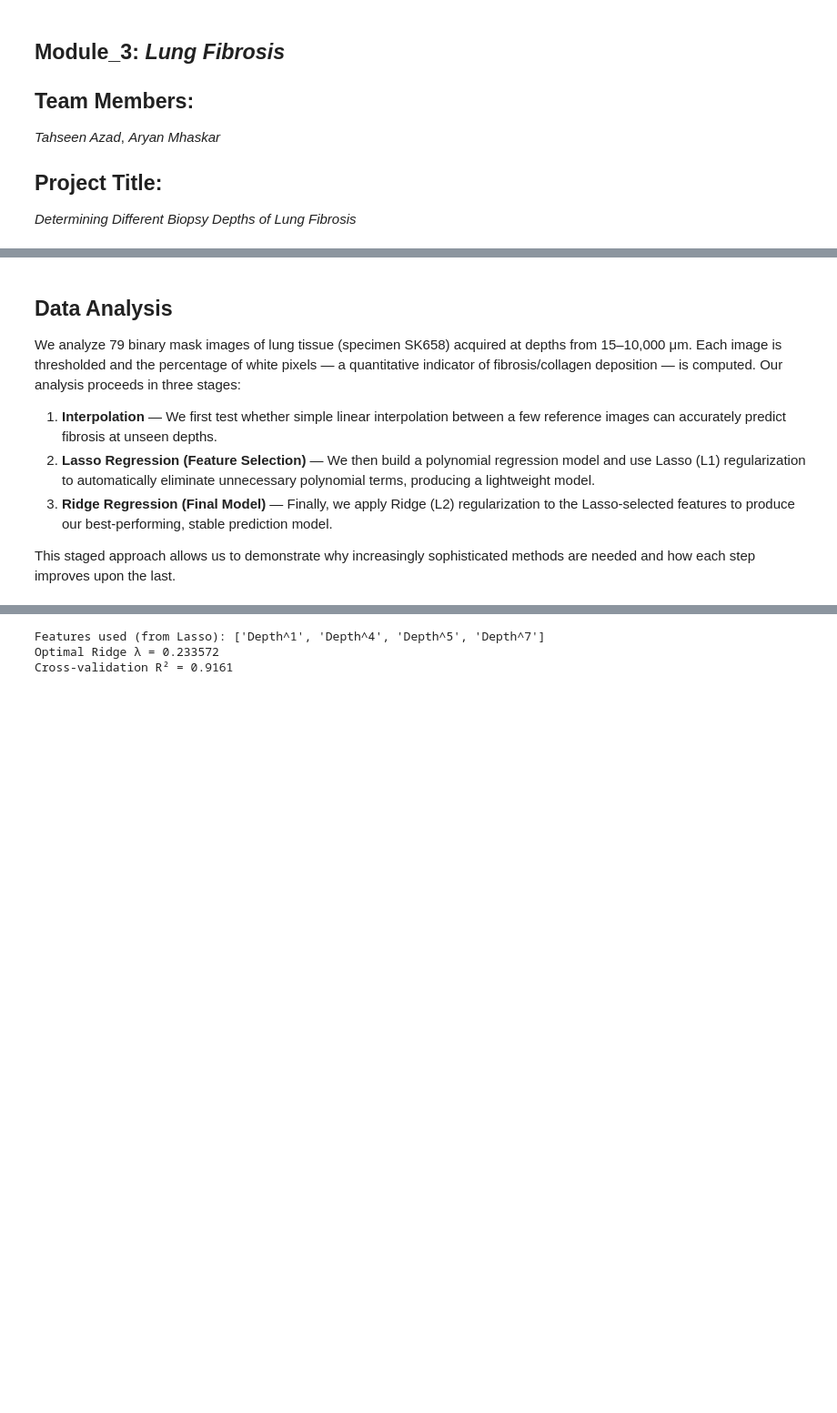
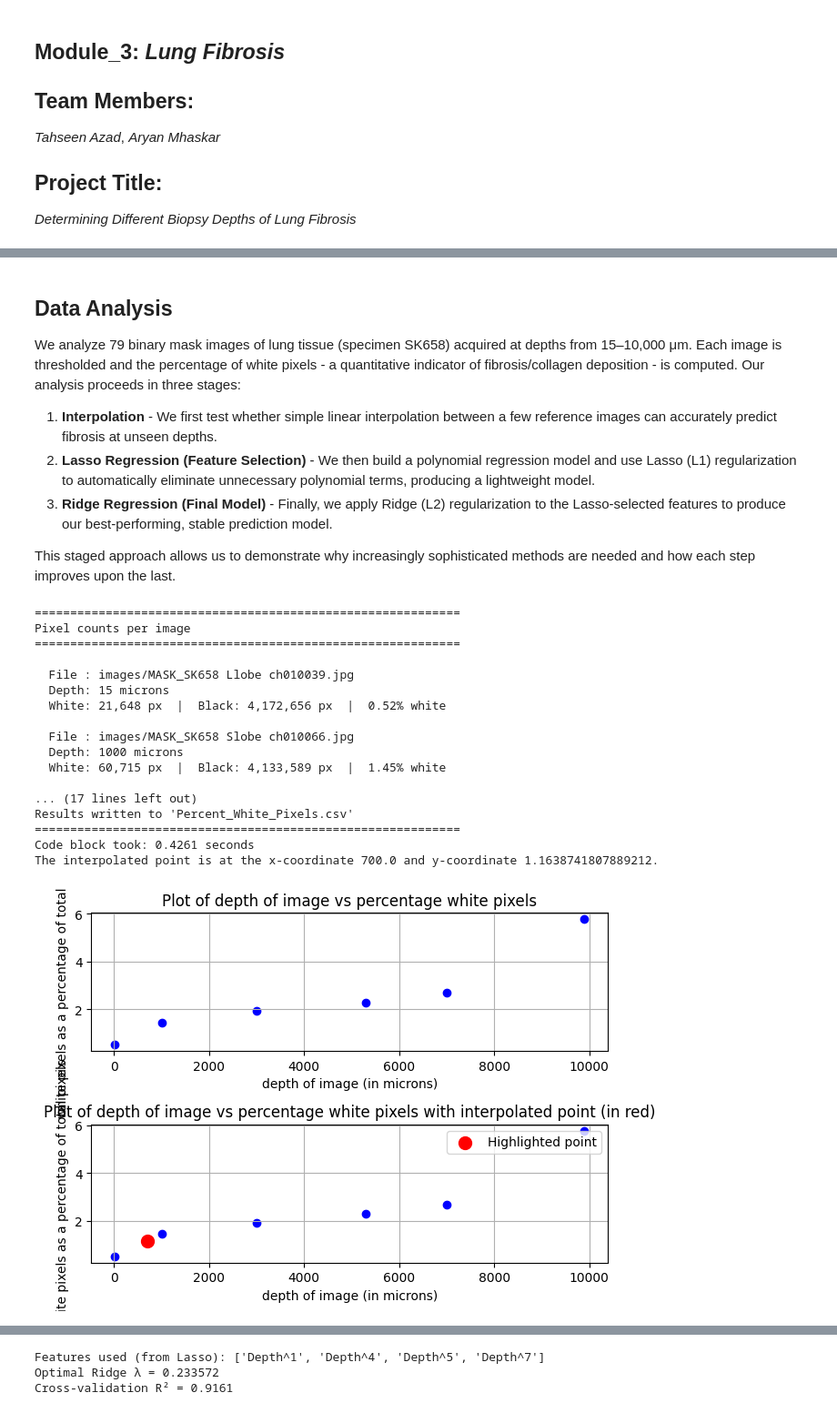
Before and after one commit to aryanmhaskar/Module-3-Fibrosis, a Jupyter notebook: Module 3 Template.ipynb, the cells around one changed output, grey strips where cells are left out. Shown at 91% size. Cells and saved outputs as stored; diff of their text form; code cells hidden in the pictures; blank space fills up the shorter version.

```diff
--- a/Module 3 Template.ipynb
+++ b/Module 3 Template.ipynb
@@ -28,11 +29,11 @@ The data used in this module was collected from fibrotic mouse lung. The fibroti
 # %% [markdown]
 ## Data Analysis
 
-We analyze 79 binary mask images of lung tissue (specimen SK658) acquired at depths from 15–10,000 μm. Each image is thresholded and the percentage of white pixels — a quantitative indicator of fibrosis/collagen deposition — is computed. Our analysis proceeds in three stages:
+We analyze 79 binary mask images of lung tissue (specimen SK658) acquired at depths from 15–10,000 μm. Each image is thresholded and the percentage of white pixels - a quantitative indicator of fibrosis/collagen deposition - is computed. Our analysis proceeds in three stages:
 
-1. **Interpolation** — We first test whether simple linear interpolation between a few reference images can accurately predict fibrosis at unseen depths.
-2. **Lasso Regression (Feature Selection)** — We then build a polynomial regression model and use Lasso (L1) regularization to automatically eliminate unnecessary polynomial terms, producing a lightweight model.
-3. **Ridge Regression (Final Model)** — Finally, we apply Ridge (L2) regularization to the Lasso-selected features to produce our best-performing, stable prediction model.
+1. **Interpolation** - We first test whether simple linear interpolation between a few reference images can accurately predict fibrosis at unseen depths.
+2. **Lasso Regression (Feature Selection)** - We then build a polynomial regression model and use Lasso (L1) regularization to automatically eliminate unnecessary polynomial terms, producing a lightweight model.
+3. **Ridge Regression (Final Model)** - Finally, we apply Ridge (L2) regularization to the Lasso-selected features to produce our best-performing, stable prediction model.
 
 This staged approach allows us to demonstrate why increasingly sophisticated methods are needed and how each step improves upon the last.
 # %%
@@ -50,15 +51,15 @@ import time
 
 start_time = time.perf_counter()
 
-# ── Configuration ─────────────────────────────────────────────────────────────
+# Configuration
 
 FILENAMES = [
-    r"../images/MASK_SK658 Llobe ch010039.jpg",
-    r"../images/MASK_SK658 Slobe ch010066.jpg",
-    r"../images/MASK_SK658 Slobe ch010147.jpg",
-    r"../images/MASK_SK658 Slobe ch010110.jpg",
-    r"../images/MASK_SK658 Slobe ch010130.jpg",
-    r"../images/MASK_SK658 Slobe ch010114.jpg",
+    r"images/MASK_SK658 Llobe ch010039.jpg",
+    r"images/MASK_SK658 Slobe ch010066.jpg",
+    r"images/MASK_SK658 Slobe ch010147.jpg",
+    r"images/MASK_SK658 Slobe ch010110.jpg",
+    r"images/MASK_SK658 Slobe ch010130.jpg",
+    r"images/MASK_SK658 Slobe ch010114.jpg",
 ]
 
 # Depths (microns) corresponding to each image above
@@ -66,7 +67,7 @@ DEPTHS = [15, 1000, 3000, 5300, 7000, 9900]
 
 OUTPUT_CSV = "Percent_White_Pixels.csv"
 
-# ── Image Processing ───────────────────────────────────────────────────────────
+# Image Processing
 
 def analyze_image(filename):
     """
@@ -93,7 +94,7 @@ if len(FILENAMES) != len(DEPTHS):
 
 results = []
 
-# ── Analyze each image ─────────────────────────────────────────────────────────
+# Analyze each image
 print("=" * 60)
 print("Pixel counts per image")
 print("=" * 60)
@@ -111,7 +112,7 @@ for filename, depth in zip(FILENAMES, DEPTHS):
     print(f"  Depth: {depth} microns")
     print(f"  White: {white:,} px  |  Black: {black:,} px  |  {white_pct:.2f}% white")
 
-# ── Write CSV ──────────────────────────────────────────────────────────────────
+# Write CSV
 df = pd.DataFrame(results)
 df.to_csv(OUTPUT_CSV, index=False)
 
@@ -124,11 +125,11 @@ elapsed_time = end_time - start_time
 
 print(f"Code block took: {elapsed_time:.4f} seconds")
 
-# ── Extract depths and white percentages from results ─────────────────────────
+# Extract depths and white percentages from results
 depths = [r["Depth (microns)"] for r in results]
 white_percents = [r["White percent"] for r in results]
 
-# ── Interpolate a point ────────────────────────────────────────────────────────
+# Interpolate a point
 interpolate_depth = float(input(
     "Enter the depth at which you want to interpolate a point (in microns): "))
 
@@ -138,34 +139,53 @@ y = white_percents
 i = interp1d(x, y, kind='linear')
 interpolate_point = float(i(interpolate_depth))
 print(f"The interpolated point is at the x-coordinate {interpolate_depth} "
       f"and y-coordinate {interpolate_point}.")
 
 depths_i = depths[:]
 depths_i.append(interpolate_depth)
 white_percents_i = white_percents[:]
 white_percents_i.append(interpolate_point)
 
-# ── Plotting ───────────────────────────────────────────────────────────────────
+# Plotting
 fig, axs = plt.subplots(2, 1)
 
 axs[0].scatter(depths, white_percents, marker='o', color='blue')
 axs[0].set_title('Plot of depth of image vs percentage white pixels')
 axs[0].set_xlabel('depth of image (in microns)')
 axs[0].set_ylabel('white pixels as a percentage of total pixels')
 axs[0].grid(True)
 
 axs[1].scatter(depths_i, white_percents_i, marker='o', color='blue')
 axs[1].set_title(
     'Plot of depth of image vs percentage white pixels with interpolated point (in red)')
 axs[1].set_xlabel('depth of image (in microns)')
 axs[1].set_ylabel('white pixels as a percentage of total pixels')
 axs[1].grid(True)
 axs[1].scatter(depths_i[-1], white_percents_i[-1],
                color='red', s=100, label='Highlighted point')
 axs[1].legend()
 
 plt.tight_layout()
 plt.show()
+# %% [output]
+============================================================
+Pixel counts per image
+============================================================
+
+  File : images/MASK_SK658 Llobe ch010039.jpg
+  Depth: 15 microns
+  White: 21,648 px  |  Black: 4,172,656 px  |  0.52% white
+
+  File : images/MASK_SK658 Slobe ch010066.jpg
+  Depth: 1000 microns
+  White: 60,715 px  |  Black: 4,133,589 px  |  1.45% white
+
+... (17 lines left out)
+Results written to 'Percent_White_Pixels.csv'
+============================================================
+Code block took: 0.4261 seconds
+The interpolated point is at the x-coordinate 700.0 and y-coordinate 1.1638741807889212.
+[figure, added]
 # %% [markdown]
 ### Why Go Beyond Simple Statistics?
 
```
Also changed, not shown: parts of 26 cells of this notebook, 1 other file.
